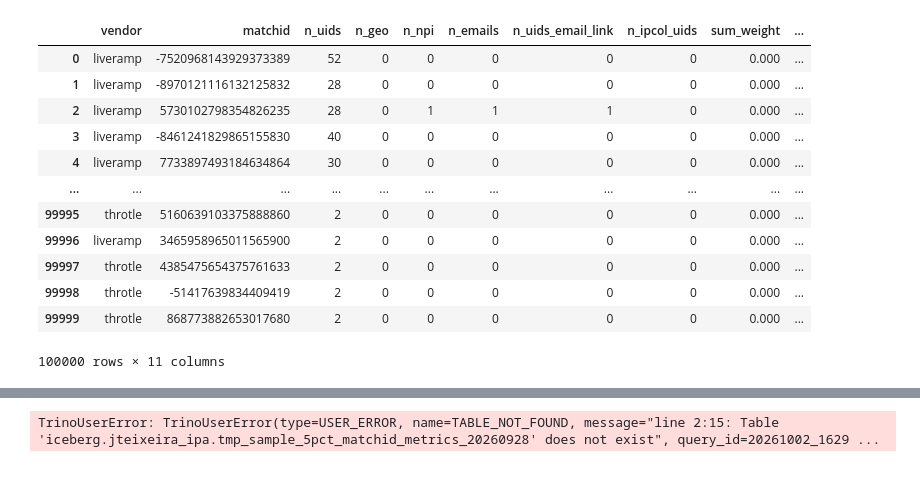
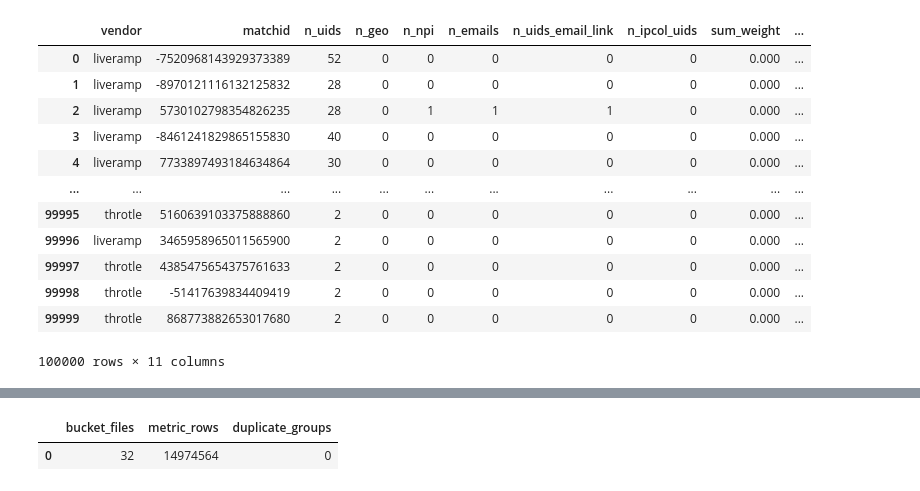
Before and after one commit to pp-jteixeira/nscreen-identity-resolution, a Jupyter notebook: vendor_quality_measurement/vendor_cookie_crossvalidation.ipynb, the cells around one changed output, grey strips where cells are left out. Saved outputs shown, nothing was run; the diff lists cells and outputs as text; code cells hidden in the pictures.

```diff
--- a/vendor_quality_measurement/vendor_cookie_crossvalidation.ipynb
+++ b/vendor_quality_measurement/vendor_cookie_crossvalidation.ipynb
@@ -602,8 +723,47 @@ TrinoUserError: TrinoUserError(type=USER_ERROR, name=TABLE_NOT_FOUND, message="l
 # %%
-run_query("""
-select * from iceberg.jteixeira_ipa.tmp_sample_5pct_matchid_metrics_20260928
-where n_npi>=1 and n_uids_in_ipcol >= 1
-limit 100
-""")
+bucket_files = sorted(BUCKET_OUTPUT_DIR.glob("bucket=*.parquet"))
+completed_buckets = {
+    int(path.stem.split("=")[1])
+    for path in bucket_files
+}
+missing_buckets = sorted(set(range(BUCKET_COUNT)) - completed_buckets)
+
+if missing_buckets:
+    raise RuntimeError(f"Missing bucket files: {missing_buckets}")
+
+df = pd.concat(
+    (pd.read_parquet(path) for path in bucket_files),
+    ignore_index=True,
+)
+
+expected_columns = [
+    "vendor",
+    "matchid",
+    "n_uids",
+    "n_geo",
+    "n_npi",
+    "n_emails",
+    "n_uids_email_link",
+    "n_ipcol_uids",
+    "sum_weight",
+    "n_uids_in_ipcol",
+    "n_uids_w_ipcol_samematchid",
+]
+if df.columns.tolist() != expected_columns:
+    raise RuntimeError(
+        f"Unexpected columns: {df.columns.tolist()}"
+    )
+if df.duplicated(["vendor", "matchid"]).any():
+    raise RuntimeError("Duplicate (vendor, matchid) groups found")
+
+df = df.sort_values(["vendor", "matchid"]).reset_index(drop=True)
+pd.DataFrame(
+    {
+        "bucket_files": [len(bucket_files)],
+        "metric_rows": [len(df)],
+        "duplicate_groups": [0],
+    }
+)
 # %% [output]
-TrinoUserError: TrinoUserError(type=USER_ERROR, name=TABLE_NOT_FOUND, message="line 2:15: Table 'iceberg.jteixeira_ipa.tmp_sample_5pct_matchid_metrics_20260928' does not exist", query_id=20261002_1629 ...
+|  | bucket_files | metric_rows | duplicate_groups |
+| 0 | 32 | 14974564 | 0 |
```
Also changed, not shown: parts of 10 cells of this notebook.
